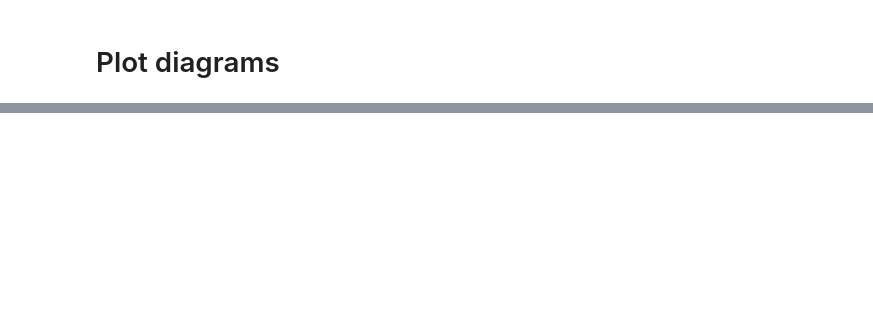
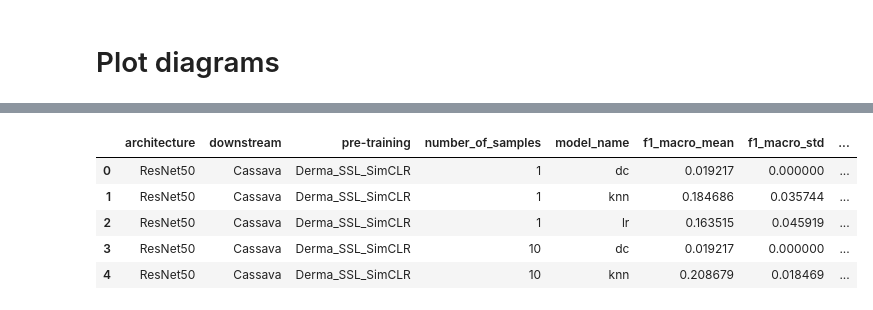
Before and after one commit to AlexanderPeter/thesis, a Jupyter notebook: code/23_plot_subsampling_scores.ipynb, the cells around one changed output, grey strips where cells are left out. Saved outputs shown, nothing was run; the diff lists cells and outputs as text; code cells hidden in the pictures; blank space fills up the shorter version.

```diff
--- a/code/23_plot_subsampling_scores.ipynb
+++ b/code/23_plot_subsampling_scores.ipynb
@@ -215,0 +100,20 @@ dtype: int64
+# %%
+column_order_number_of_samples = ["1", "3", "10", "30", "100", "None"]
+
+df_master = pd.read_csv(
+    path_f1_scores_grouped,
+    index_col=0,
+    dtype={
+        "number_of_samples": pd.CategoricalDtype(
+            categories=column_order_number_of_samples, ordered=True
+        )
+    },
+)
+df_master.head(n=5)
+# %% [output]
+|  | architecture | downstream | pre-training | number_of_samples | model_name | f1_macro_mean | f1_macro_std | ... |
+| 0 | ResNet50 | Cassava | Derma_SSL_SimCLR | 1 | dc | 0.019217 | 0.000000 | ... |
+| 1 | ResNet50 | Cassava | Derma_SSL_SimCLR | 1 | knn | 0.184686 | 0.035744 | ... |
+| 2 | ResNet50 | Cassava | Derma_SSL_SimCLR | 1 | lr | 0.163515 | 0.045919 | ... |
+| 3 | ResNet50 | Cassava | Derma_SSL_SimCLR | 10 | dc | 0.019217 | 0.000000 | ... |
+| 4 | ResNet50 | Cassava | Derma_SSL_SimCLR | 10 | knn | 0.208679 | 0.018469 | ... |
```
Also changed, not shown: parts of 12 cells of this notebook, 15 other files.
